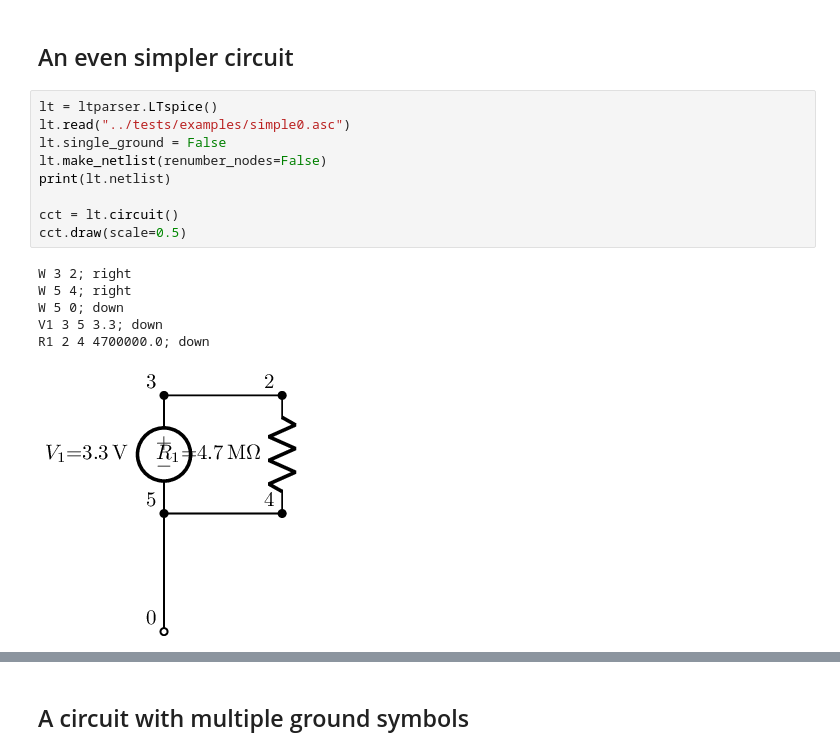
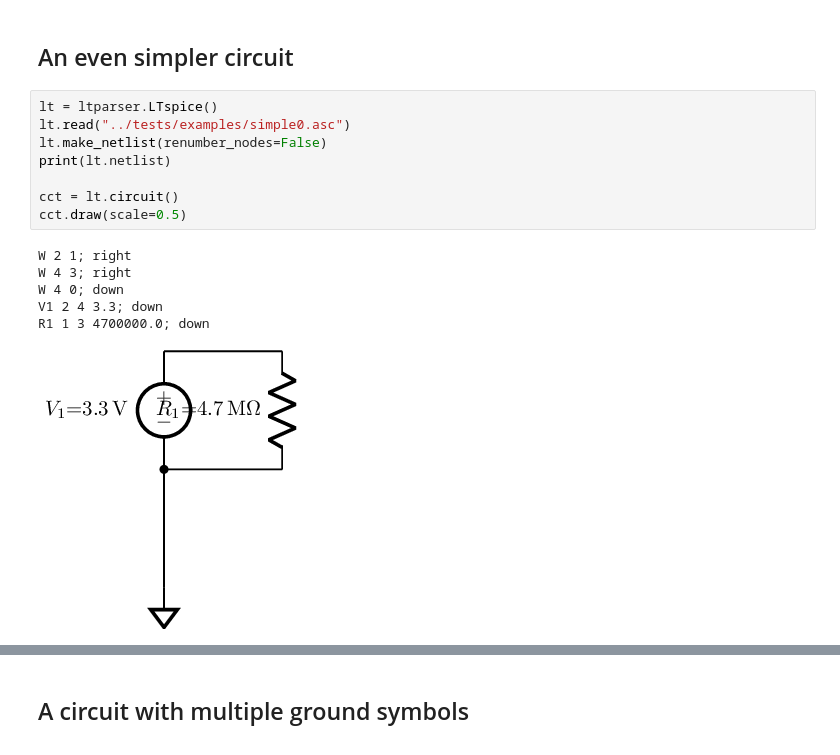
Before and after one commit to scottprahl/ltparser, a Jupyter notebook: docs/01-basics.ipynb, the cells around one changed output, grey strips where cells are left out. Drawn from its saved outputs; the diff is of its cells as text.

```diff
--- a/docs/01-basics.ipynb
+++ b/docs/01-basics.ipynb
@@ -80,18 +77,17 @@ cct.draw(scale=0.5)
 # %%
 lt = ltparser.LTspice()
 lt.read("../tests/examples/simple0.asc")
-lt.single_ground = False
 lt.make_netlist(renumber_nodes=False)
 print(lt.netlist)
 
 cct = lt.circuit()
 cct.draw(scale=0.5)
 # %% [output]
-W 3 2; right
-W 5 4; right
-W 5 0; down
-V1 3 5 3.3; down
-R1 2 4 4700000.0; down
+W 2 1; right
+W 4 3; right
+W 4 0; down
+V1 2 4 3.3; down
+R1 1 3 4700000.0; down
-[figure, old version]
+[figure, new version]
 # %%
 lt.read("../tests/examples/simple0.asc")
```
Also changed, not shown: parts of 14 cells of this notebook, 8 other files.
